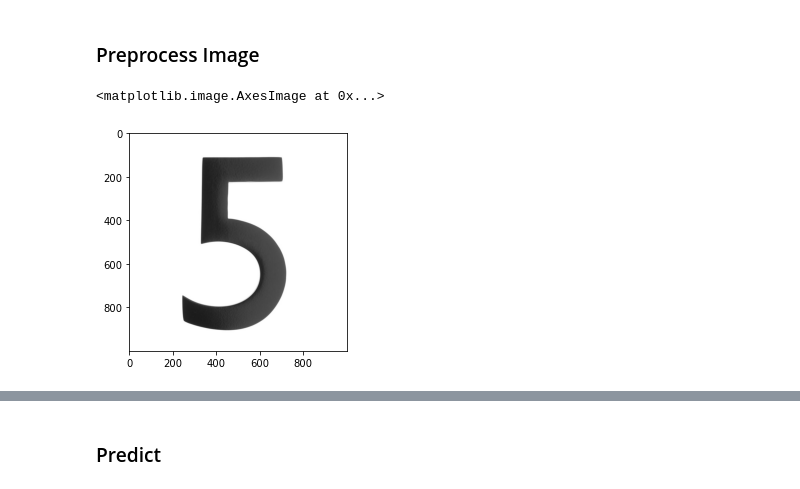
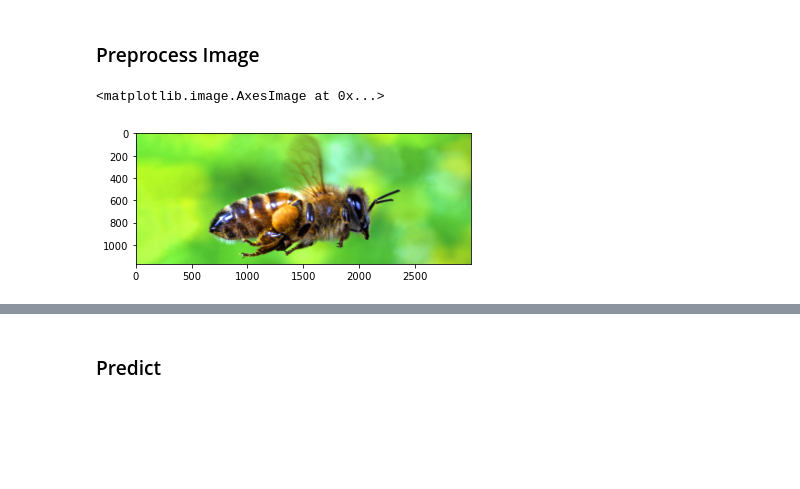
Before and after one commit to jeanboy44/udemy-pytorch-DLCV, a Jupyter notebook: notebooks/08. Transfer Learning.ipynb, the cells around one changed output, grey strips where cells are left out. Saved outputs shown, nothing was run; the diff lists cells and outputs as text; code cells hidden in the pictures; blank space fills up the shorter version.

```diff
--- a/notebooks/08. Transfer Learning.ipynb
+++ b/notebooks/08. Transfer Learning.ipynb
@@ -187,10 +227,11 @@ plt.legend()
 # %%
 import requests
 from PIL import Image, ImageOps
-url = "https://images.homedepot-static.com/productImages/007164ea-d47e-4f66-8d8c-fd9f621984a2/svn/architectural-mailboxes-house-letters-numbers-3585b-5-64_1000.jpg"
+url = "https://media.istockphoto.com/photos/ant-picture-id181123699?s=612x612"
+url = "https://www.britannica.com/explore/savingearth/wp-content/uploads/sites/4/2019/03/bee-corridors-hero.jpg"
 response = requests.get(url, stream = True)
 img = Image.open(response.raw)
 plt.imshow(img)
 # %% [output]
 <matplotlib.image.AxesImage at 0x...>
-[figure, old version]
+[figure, new version]
```
Also changed, not shown: parts of 25 cells of this notebook, 7 other files.
